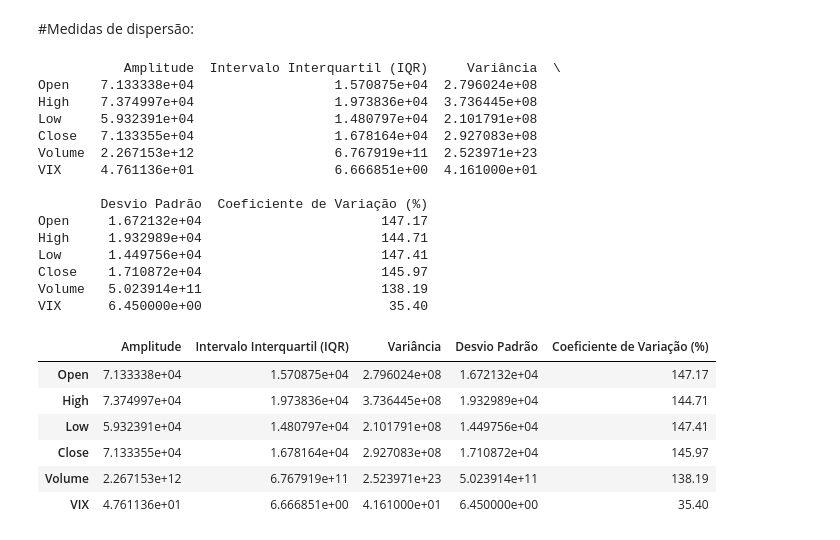
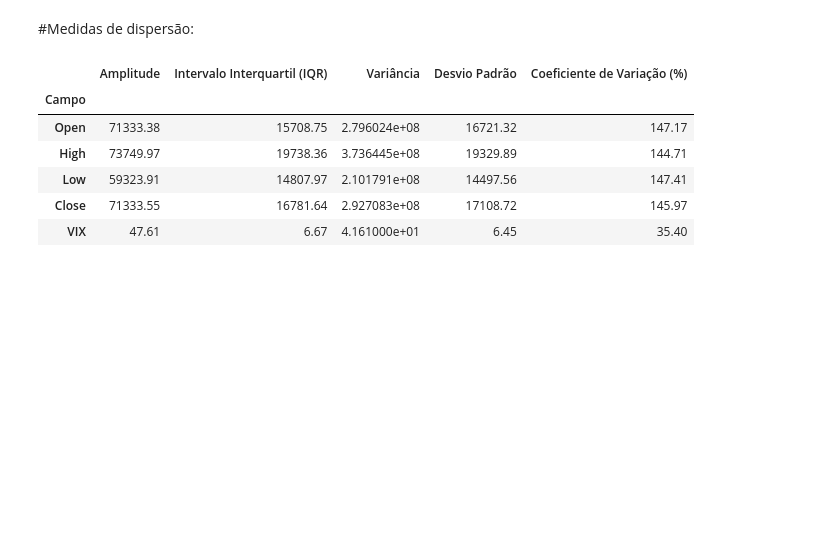
Before and after one commit to HerbGlrt/BTC-Statistic-Analysis, a Jupyter notebook: Estatistica.ipynb, the cells around one changed output. Cells and saved outputs as stored; diff of their text form; code cells hidden in the pictures; blank space fills up the shorter version.

```diff
--- a/Estatistica.ipynb
+++ b/Estatistica.ipynb
@@ -46,29 +49,19 @@ def calcular_medidas(df, colunas_qualitativas):
         else:
             moda = df[coluna].mode().iloc[0]
             media = df[coluna].mean().round(2)
+            q1 = df[coluna].quantile(0.25).round(2)
             mediana = df[coluna].median().round(2)
-            q1 = df[coluna].quantile(0.25).round(2)
             q3 = df[coluna].quantile(0.75).round(2)
-            medidas.append([coluna, moda, media, mediana, q1, q3])
-    return pd.DataFrame(medidas, columns=['Campo', 'Moda', 'Média', 'Mediana', 'Q1', 'Q3'])
+            medidas.append([coluna, moda, media, q1, mediana, q3])
+    return pd.DataFrame(medidas, columns=['Campo', 'Moda', 'Média', 'Q1', 'Mediana(Q2)', 'Q3'])
 
 # Selecionar as colunas de interesse
-colunas_interesse = ['Open', 'High', 'Low', 'Close', 'Fechamento', 'Volume', 'VIX']
+colunas_interesse = ['Open', 'High', 'Low', 'Close', 'Fechamento', 'VIX']
 colunas_qualitativas = ['Fechamento']
 
 # Calcular e exibir as medidas
 medidas = calcular_medidas(df[colunas_interesse], colunas_qualitativas)
 
-# Calcular a moda da coluna 'Fechamento'
-moda_fechamento = df['Fechamento'].mode().iloc[0]
-
-# Substituir todos os valores da coluna 'Fechamento' que não são a moda por "-"
-df['Fechamento'] = df['Fechamento'].apply(lambda x: x if x == moda_fechamento else '-')
-
 # Exibir a tabela de medidas
-from IPython.display import display
 display(medidas)
-
-# Exibir as primeiras linhas do dataframe atualizado
-print(df.head())
 # %% [output]
@@ -150,44 +77,30 @@ VIX          13.97  1.671000e+01  2.064000e+01
 # %%
 # Calcular as medidas de dispersão
 def calcular_medidas_dispersao(df):
     dispersao = pd.DataFrame()
-    dispersao['Amplitude'] = df.max() - df.min()
-    dispersao['Intervalo Interquartil (IQR)'] = df.quantile(0.75) - df.quantile(0.25)
+    dispersao['Amplitude'] = (df.max() - df.min()).round(2)
+    dispersao['Intervalo Interquartil (IQR)'] = (df.quantile(0.75) - df.quantile(0.25)).round(2)
     dispersao['Variância'] = df.var().round(2)
     dispersao['Desvio Padrão'] = df.std().round(2)
     dispersao['Coeficiente de Variação (%)'] = (df.std() / df.mean() * 100).round(2)
-    return dispersao
+    return pd.DataFrame(dispersao, columns=['Amplitude', 'Intervalo Interquartil (IQR)', 'Variância', 'Desvio Padrão', 'Coeficiente de Variação (%)'])
 
 # Selecionar as colunas de interesse
-colunas_interesse = ['Open', 'High', 'Low', 'Close', 'Volume', 'VIX']
+colunas_interesse = ['Open', 'High', 'Low', 'Close', 'VIX']
 
 # Calcular e exibir as medidas de dispersão
 medidas_dispersao = calcular_medidas_dispersao(df[colunas_interesse])
-print(medidas_dispersao)
+
+# Renomear o índice para "Campo"
+medidas_dispersao.index.name = "Campo"
 
 # Exibir a tabela de medidas de dispersão
-from IPython.display import display
 display(medidas_dispersao)
 # %% [output]
-           Amplitude  Intervalo Interquartil (IQR)     Variância  \
-Open    7.133338e+04                  1.570875e+04  2.796024e+08
-High    7.374997e+04                  1.973836e+04  3.736445e+08
-Low     5.932391e+04                  1.480797e+04  2.101791e+08
-Close   7.133355e+04                  1.678164e+04  2.927083e+08
-Volume  2.267153e+12                  6.767919e+11  2.523971e+23
-VIX     4.761136e+01                  6.666851e+00  4.161000e+01
-
-        Desvio Padrão  Coeficiente de Variação (%)
-Open     1.672132e+04                       147.17
-High     1.932989e+04                       144.71
-Low      1.449756e+04                       147.41
-Close    1.710872e+04                       145.97
-Volume   5.023914e+11                       138.19
-VIX      6.450000e+00                        35.40
 |  | Amplitude | Intervalo Interquartil (IQR) | Variância | Desvio Padrão | Coeficiente de Variação (%) |
-| Open | 7.133338e+04 | 1.570875e+04 | 2.796024e+08 | 1.672132e+04 | 147.17 |
-| High | 7.374997e+04 | 1.973836e+04 | 3.736445e+08 | 1.932989e+04 | 144.71 |
-| Low | 5.932391e+04 | 1.480797e+04 | 2.101791e+08 | 1.449756e+04 | 147.41 |
-| Close | 7.133355e+04 | 1.678164e+04 | 2.927083e+08 | 1.710872e+04 | 145.97 |
-| Volume | 2.267153e+12 | 6.767919e+11 | 2.523971e+23 | 5.023914e+11 | 138.19 |
-| VIX | 4.761136e+01 | 6.666851e+00 | 4.161000e+01 | 6.450000e+00 | 35.40 |
+| Campo |  |  |  |  |  |
+| Open | 71333.38 | 15708.75 | 2.796024e+08 | 16721.32 | 147.17 |
+| High | 73749.97 | 19738.36 | 3.736445e+08 | 19329.89 | 144.71 |
+| Low | 59323.91 | 14807.97 | 2.101791e+08 | 14497.56 | 147.41 |
+| Close | 71333.55 | 16781.64 | 2.927083e+08 | 17108.72 | 145.97 |
+| VIX | 47.61 | 6.67 | 4.161000e+01 | 6.45 | 35.40 |
```
Also changed, not shown: parts of 17 cells of this notebook.
